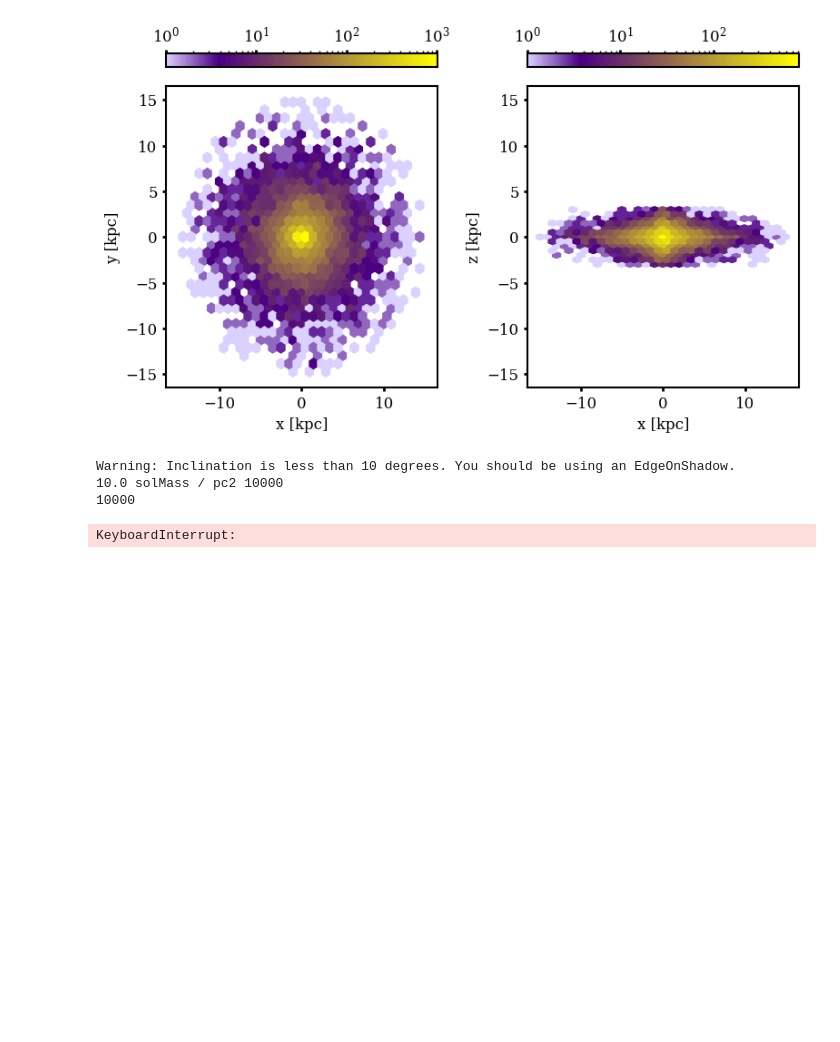
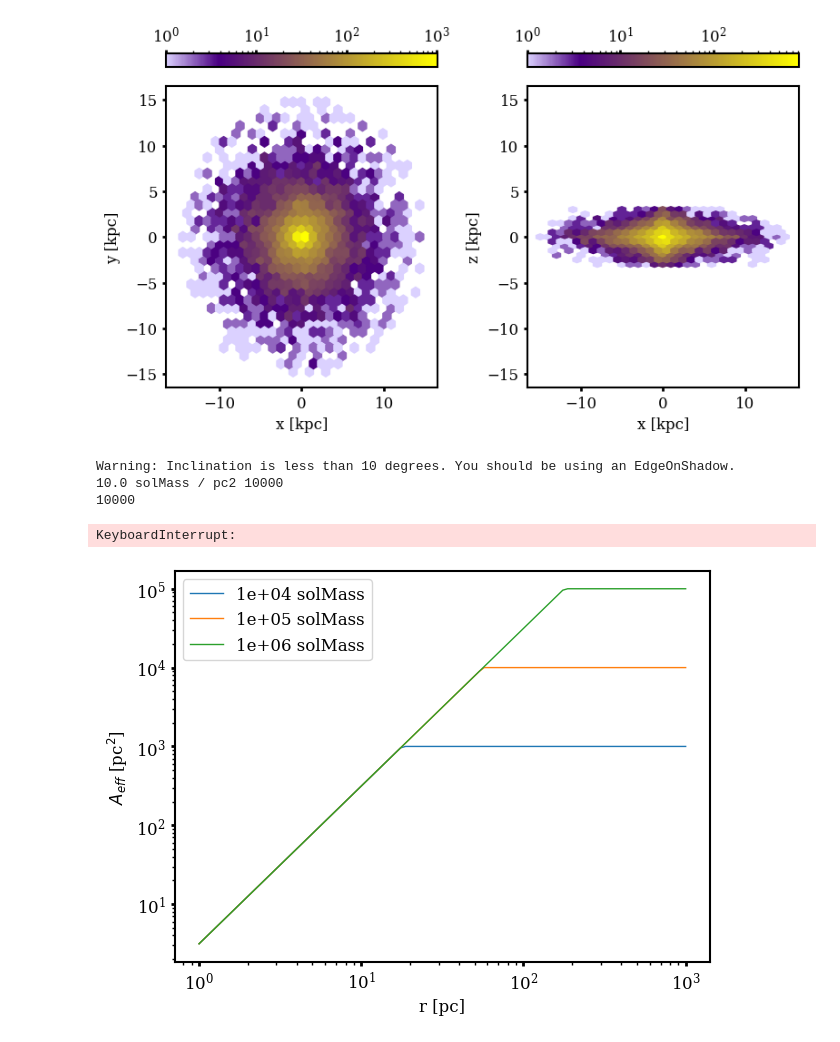
Before and after one commit to HSouch/galarp, a Jupyter notebook: paper/0-1-FullDynamicShadow copy.ipynb, the cells around one changed output. Cells and saved outputs as stored; diff of their text form; code cells hidden in the pictures; blank space fills up the shorter version.

```diff
--- a/paper/0-1-FullDynamicShadow copy.ipynb
+++ b/paper/0-1-FullDynamicShadow copy.ipynb
@@ -439,3 +439,28 @@ for i, inclination in enumerate(incs):
 
     grp.animated_hexbin_plot(orbit_containers_jz[i], outname=f"figures/jz_dup/jz2023_dynamic_shadow_{inclination}.gif",
                              cmap=cmap, n_frames=200)
+# %%
+
+rs = np.logspace(0, 3, 100) * u.pc
+
+for mass in [1e4, 1e5, 1e6] * u.Msun:
+
+    masses = np.ones(100) * mass
+
+    sigmas = (masses / (np.pi * rs**2)).to(u.Msun/u.pc**2)
+
+    sigma_min = 10 * u.Msun/u.pc**2
+    sigmas[sigmas < sigma_min] = sigma_min
+
+    areas = masses / sigmas
+
+    plt.plot(rs, areas, label=f"{mass:.0e}")
+
+plt.xlabel("r [pc]")
+plt.ylabel("$A_{eff}$ [pc$^2$]")
+
+plt.legend()
+plt.loglog()
+plt.tight_layout()
+# %% [output]
+[figure, added]
```
Also changed, not shown: 3 other files.
